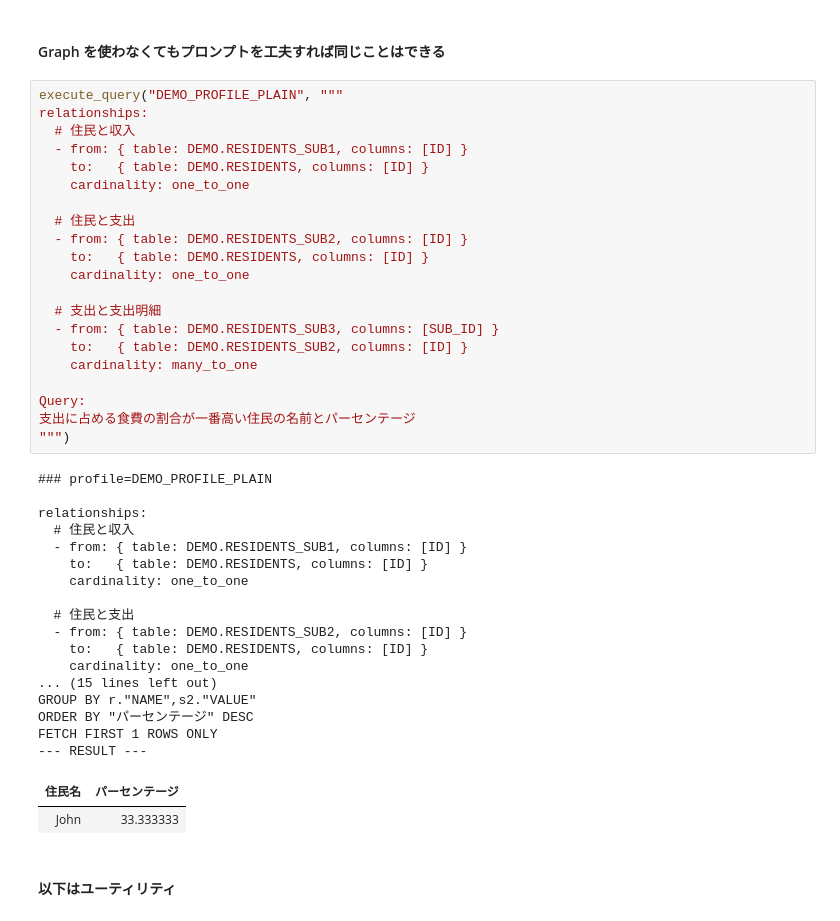
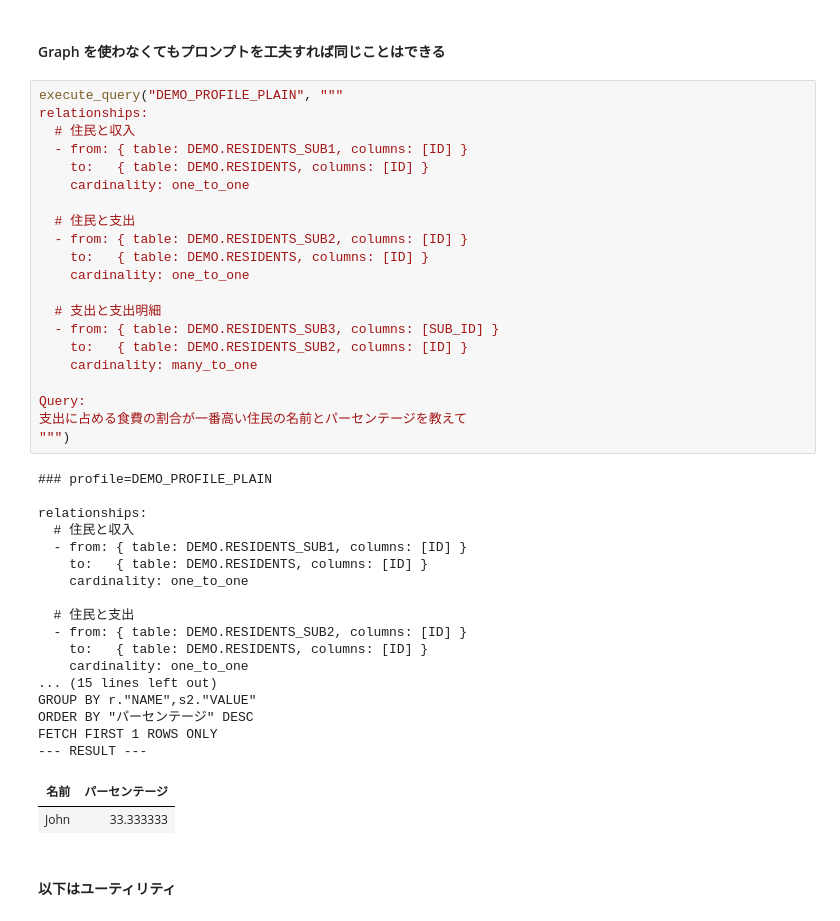
Before and after one commit to tkote/selectai-property-graph, a Jupyter notebook: selectai-property-graph.ipynb, the cells around one changed output. Cells and saved outputs as stored; diff of their text form.

```diff
--- a/selectai-property-graph.ipynb
+++ b/selectai-property-graph.ipynb
@@ -363,35 +320,35 @@ relationships:
   # 住民と支出
   - from: { table: DEMO.RESIDENTS_SUB2, columns: [ID] }
     to:   { table: DEMO.RESIDENTS, columns: [ID] }
     cardinality: one_to_one
 
   # 支出と支出明細
   - from: { table: DEMO.RESIDENTS_SUB3, columns: [SUB_ID] }
     to:   { table: DEMO.RESIDENTS_SUB2, columns: [ID] }
     cardinality: many_to_one
 
 Query:
-支出に占める食費の割合が一番高い住民の名前とパーセンテージ
+支出に占める食費の割合が一番高い住民の名前とパーセンテージを教えて
 """)
 # %% [output]
 ### profile=DEMO_PROFILE_PLAIN
 
 relationships:
   # 住民と収入
   - from: { table: DEMO.RESIDENTS_SUB1, columns: [ID] }
     to:   { table: DEMO.RESIDENTS, columns: [ID] }
     cardinality: one_to_one
 
   # 住民と支出
   - from: { table: DEMO.RESIDENTS_SUB2, columns: [ID] }
     to:   { table: DEMO.RESIDENTS, columns: [ID] }
     cardinality: one_to_one
 ... (15 lines left out)
 GROUP BY r."NAME",s2."VALUE"
 ORDER BY "パーセンテージ" DESC
 FETCH FIRST 1 ROWS ONLY
 --- RESULT ---
-| 住民名 | パーセンテージ |
+| 名前 | パーセンテージ |
 | John | 33.333333 |
 # %% [markdown]
 #### 以下はユーティリティ
```
Also changed, not shown: parts of 15 cells of this notebook, 1 other file.
